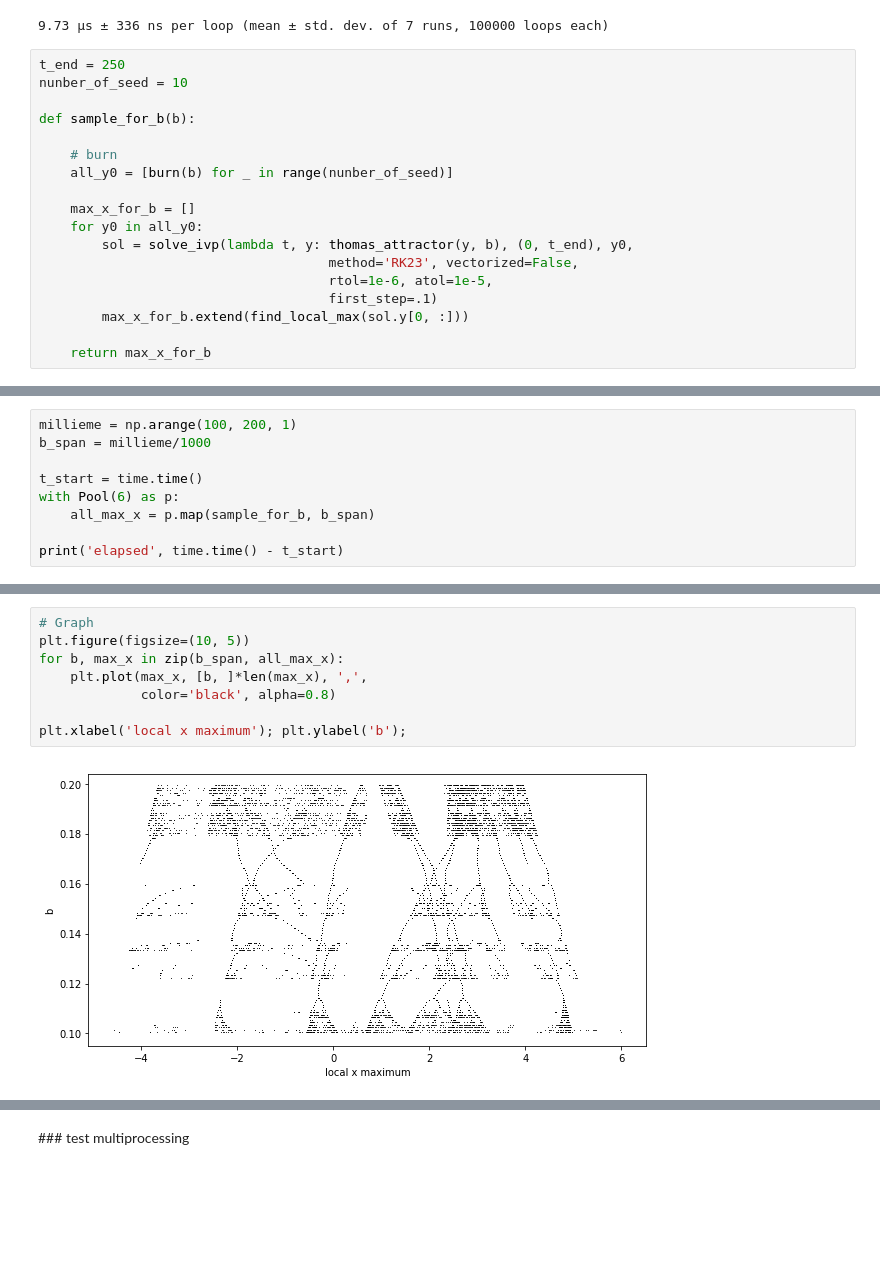
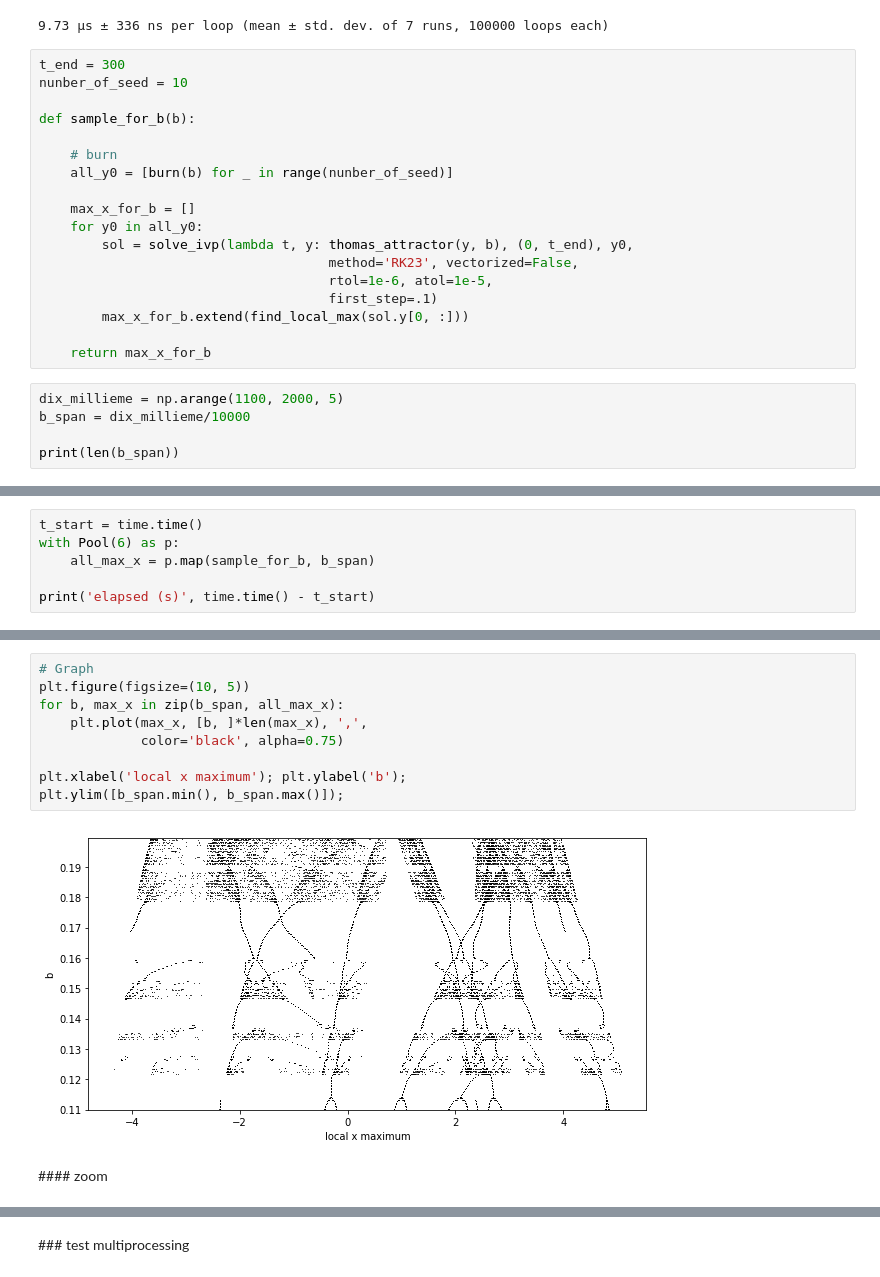
Before and after one commit to xdze2/strange_attractor, a Jupyter notebook: route_to_chaos.ipynb, the cells around one changed output, grey strips where cells are left out. Drawn from its saved outputs; the diff is of its cells as text; blank space fills up the shorter version.

Commit message:
add zoom fig1

```diff
--- a/route_to_chaos.ipynb
+++ b/route_to_chaos.ipynb
@@ -154,7 +154,7 @@ _ = find_local_max(x)
 # %% [output]
 9.73 µs ± 336 ns per loop (mean ± std. dev. of 7 runs, 100000 loops each)
 # %%
-t_end = 250
+t_end = 300
 nunber_of_seed = 10
 
 def sample_for_b(b):
@@ -171,3 +171,8 @@ def sample_for_b(b):
         max_x_for_b.extend(find_local_max(sol.y[0, :]))
 
     return max_x_for_b
+# %%
+dix_millieme = np.arange(1100, 2000, 5)
+b_span = dix_millieme/10000
+
+print(len(b_span))
@@ -174,10 +181,7 @@ def sample_for_b(b):
 # %%
-millieme = np.arange(100, 200, 1)
-b_span = millieme/1000
-
 t_start = time.time()
 with Pool(6) as p:
     all_max_x = p.map(sample_for_b, b_span)
 
-print('elapsed', time.time() - t_start)
+print('elapsed (s)', time.time() - t_start)
 # %% [output]
@@ -185,10 +189,13 @@ elapsed 44.91922044754028
 # %%
 # Graph
 plt.figure(figsize=(10, 5))
 for b, max_x in zip(b_span, all_max_x):
     plt.plot(max_x, [b, ]*len(max_x), ',',
-             color='black', alpha=0.8)
+             color='black', alpha=0.75)
 
 plt.xlabel('local x maximum'); plt.ylabel('b');
+plt.ylim([b_span.min(), b_span.max()]);
 # %% [output]
-[figure, old version]
+[figure, new version]
+# %% [markdown]
+#### zoom
```
Also changed, not shown: parts of 5 cells of this notebook, 3 other files.
